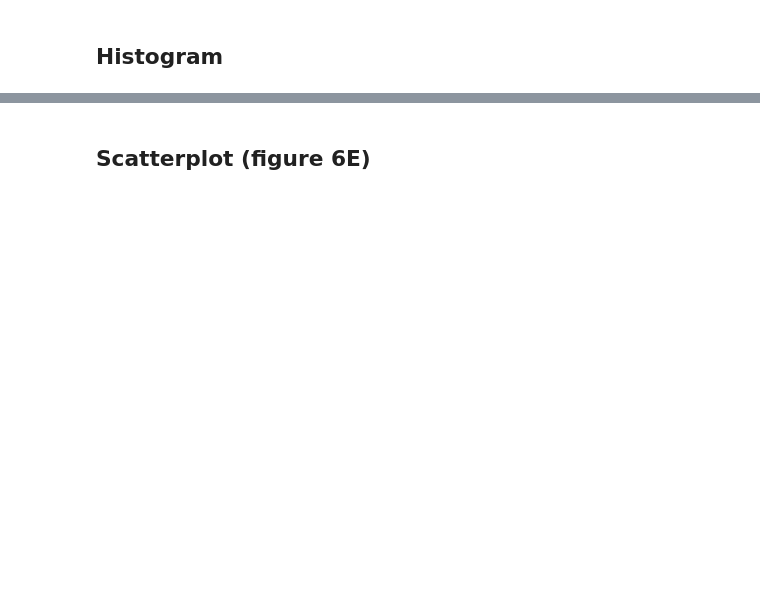
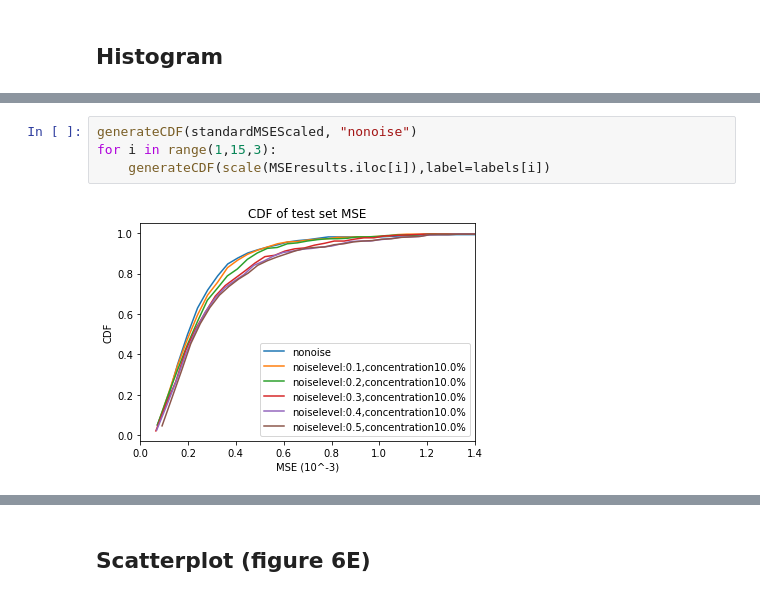
Before and after one commit to trdvangraft/mlbio, a Jupyter notebook: Data visualisations-RobustnessAnalysis.ipynb, the cells around one changed output, grey strips where cells are left out. Cells and saved outputs as stored; diff of their text form; blank space fills up the shorter version.

```diff
--- a/Data visualisations-RobustnessAnalysis.ipynb
+++ b/Data visualisations-RobustnessAnalysis.ipynb
@@ -86,0 +122,6 @@ plt.xlim([0, 1.4])
+# %%
+generateCDF(standardMSEScaled, "nonoise")
+for i in range(1,15,3):
+    generateCDF(scale(MSEresults.iloc[i]),label=labels[i])
+# %% [output]
+[figure, added]
```
Also changed, not shown: parts of 24 cells of this notebook.
